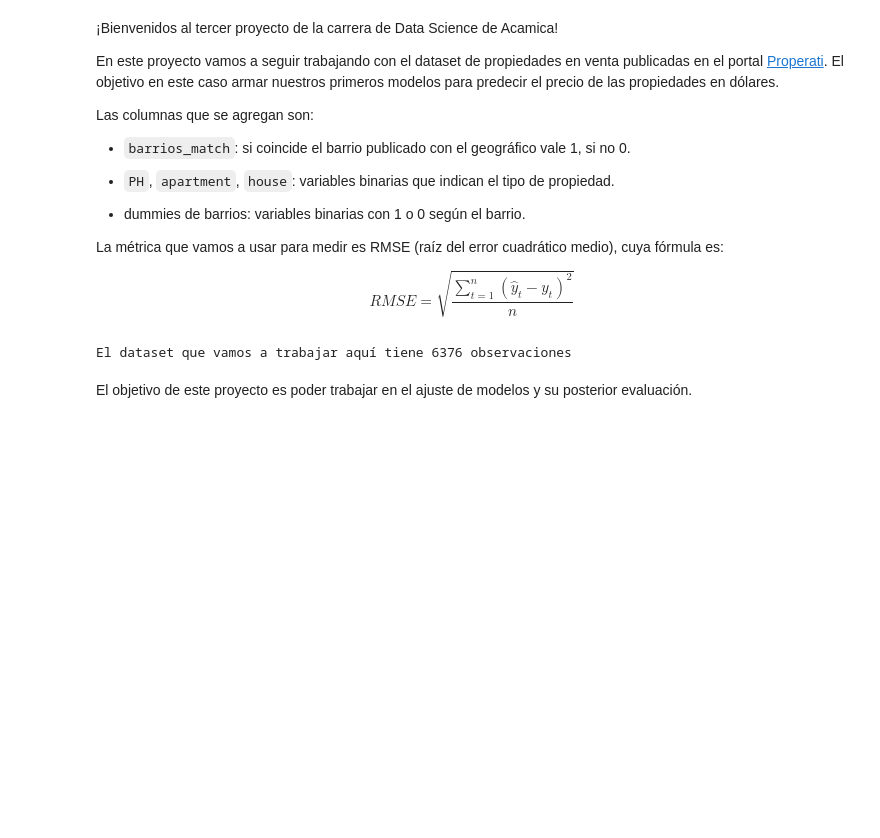
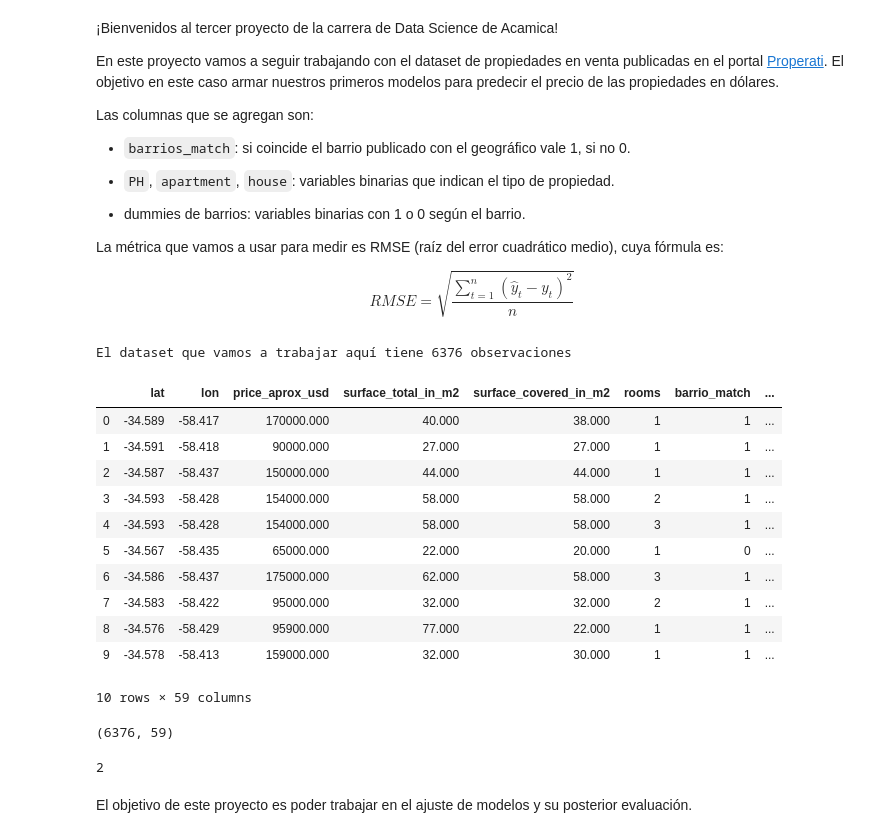
Before and after one commit to fpaterson/Acamica-Data-Science, a Jupyter notebook: Entregas/3° entrega (ML)/recursos_proyecto_3.ipynb, the cells around one changed output. Drawn from its saved outputs; the diff is of its cells as text; code cells hidden in the pictures; blank space fills up the shorter version.

```diff
--- a/Entregas/3° entrega (ML)/recursos_proyecto_3.ipynb
+++ b/Entregas/3° entrega (ML)/recursos_proyecto_3.ipynb
@@ -25,6 +25,29 @@ df = pd.read_csv(path_dataset)
 print("El dataset que vamos a trabajar aquí tiene {} observaciones".format(df.shape[0]))
 # %% [output]
 El dataset que vamos a trabajar aquí tiene 6376 observaciones
+# %%
+df.head(10)
+# %% [output]
+|  | lat | lon | price_aprox_usd | surface_total_in_m2 | surface_covered_in_m2 | rooms | barrio_match | ... |
+| 0 | -34.589 | -58.417 | 170000.000 | 40.000 | 38.000 | 1 | 1 | ... |
+| 1 | -34.591 | -58.418 | 90000.000 | 27.000 | 27.000 | 1 | 1 | ... |
+| 2 | -34.587 | -58.437 | 150000.000 | 44.000 | 44.000 | 1 | 1 | ... |
+| 3 | -34.593 | -58.428 | 154000.000 | 58.000 | 58.000 | 2 | 1 | ... |
+| 4 | -34.593 | -58.428 | 154000.000 | 58.000 | 58.000 | 3 | 1 | ... |
+| 5 | -34.567 | -58.435 | 65000.000 | 22.000 | 20.000 | 1 | 0 | ... |
+| 6 | -34.586 | -58.437 | 175000.000 | 62.000 | 58.000 | 3 | 1 | ... |
+| 7 | -34.583 | -58.422 | 95000.000 | 32.000 | 32.000 | 2 | 1 | ... |
+| 8 | -34.576 | -58.429 | 95900.000 | 77.000 | 22.000 | 1 | 1 | ... |
+| 9 | -34.578 | -58.413 | 159000.000 | 32.000 | 30.000 | 1 | 1 | ... |
+10 rows × 59 columns
+# %%
+df.shape
+# %% [output]
+(6376, 59)
+# %%
+df.ndim
+# %% [output]
+2
 # %% [markdown]
 El objetivo de este proyecto es poder trabajar en el ajuste de modelos y su posterior evaluación.
 # %% [markdown]
```
Also changed, not shown: parts of 11 cells of this notebook.
